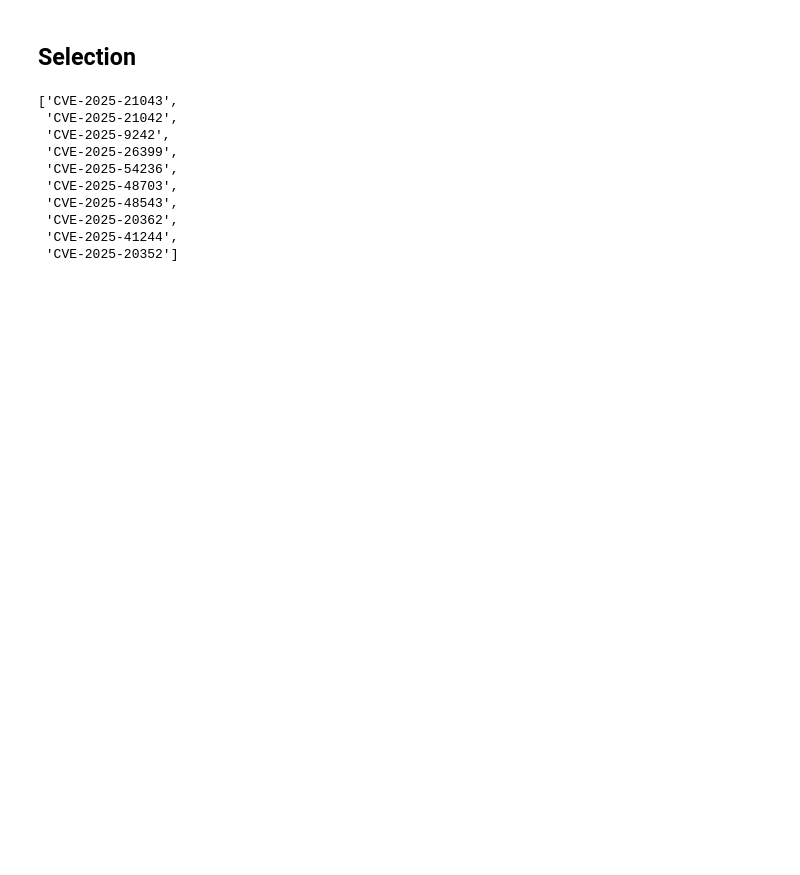
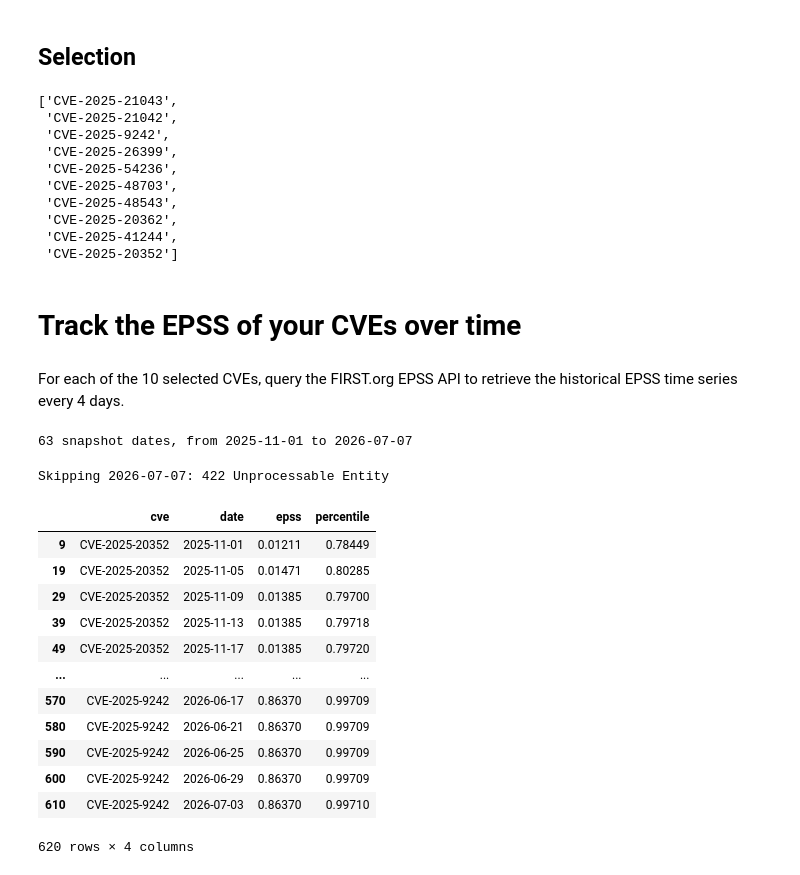
Before and after one commit to PasqualiniGabriele/505MI-LAB, a Jupyter notebook: 01_EPSS/LAB_EPSS.ipynb, the cells around one changed output. Cells and saved outputs as stored; diff of their text form; code cells hidden in the pictures; blank space fills up the shorter version.

```diff
--- a/01_EPSS/LAB_EPSS.ipynb
+++ b/01_EPSS/LAB_EPSS.ipynb
@@ -364,3 +366,72 @@ selected
  'CVE-2025-20362',
  'CVE-2025-41244',
  'CVE-2025-20352']
+# %% [markdown]
+# Track the EPSS of your CVEs over time
+# %% [markdown]
+For each of the 10 selected CVEs, query the FIRST.org EPSS API to retrieve the historical EPSS time series every 4 days.
+# %%
+from datetime import date, timedelta
+
+def daterange_every_n_days(start, end, n=4):
+    """Return a list of date objects from start to end (inclusive), stepping by n days."""
+    dates = []
+    d = start
+    while d <= end:
+        dates.append(d)
+        d += timedelta(days=n)
+    return dates
+
+start_date = date(2025, 11, 1)
+end_date = date.today()
+tracking_dates = daterange_every_n_days(start_date, end_date, n=4)
+
+print(f"{len(tracking_dates)} snapshot dates, from {tracking_dates[0]} to {tracking_dates[-1]}")
+
+def get_epss_on_date(cve_ids, on_date):
+    url = "https://api.first.org/data/v1/epss"
+    params = {"cve": ",".join(cve_ids), "date": on_date.isoformat()}
+    response = requests.get(url, params=params)
+
+    if response.status_code != 200:
+        print(f"Skipping {on_date.isoformat()}: {response.status_code} {response.reason}")
+        return []
+
+    payload = response.json()
+
+    records = []
+    for entry in payload.get("data", []):
+        records.append({
+            "cve": entry["cve"],
+            "date": entry["date"],
+            "epss": float(entry["epss"]),
+            "percentile": float(entry["percentile"])
+        })
+    return records
+# %% [output]
+63 snapshot dates, from 2025-11-01 to 2026-07-07
+# %%
+# fetch the EPSS score of the selected CVEs for every snapshot date and collect it into a single dataframe
+epss_history_records = []
+for snapshot_date in tracking_dates:
+    epss_history_records.extend(get_epss_on_date(selected, snapshot_date))
+
+df_epss_history = pd.DataFrame(epss_history_records)
+df_epss_history["date"] = pd.to_datetime(df_epss_history["date"])
+df_epss_history = df_epss_history.sort_values(["cve", "date"])
+df_epss_history
+# %% [output]
+Skipping 2026-07-07: 422 Unprocessable Entity
+|  | cve | date | epss | percentile |
+| 9 | CVE-2025-20352 | 2025-11-01 | 0.01211 | 0.78449 |
+| 19 | CVE-2025-20352 | 2025-11-05 | 0.01471 | 0.80285 |
+| 29 | CVE-2025-20352 | 2025-11-09 | 0.01385 | 0.79700 |
+| 39 | CVE-2025-20352 | 2025-11-13 | 0.01385 | 0.79718 |
+| 49 | CVE-2025-20352 | 2025-11-17 | 0.01385 | 0.79720 |
+| ... | ... | ... | ... | ... |
+| 570 | CVE-2025-9242 | 2026-06-17 | 0.86370 | 0.99709 |
+| 580 | CVE-2025-9242 | 2026-06-21 | 0.86370 | 0.99709 |
+| 590 | CVE-2025-9242 | 2026-06-25 | 0.86370 | 0.99709 |
+| 600 | CVE-2025-9242 | 2026-06-29 | 0.86370 | 0.99709 |
+| 610 | CVE-2025-9242 | 2026-07-03 | 0.86370 | 0.99710 |
+620 rows × 4 columns
```
Also changed, not shown: parts of 4 cells of this notebook.
